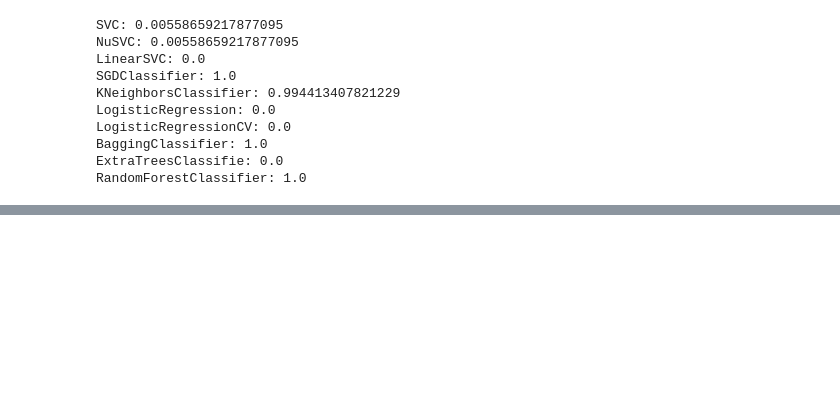
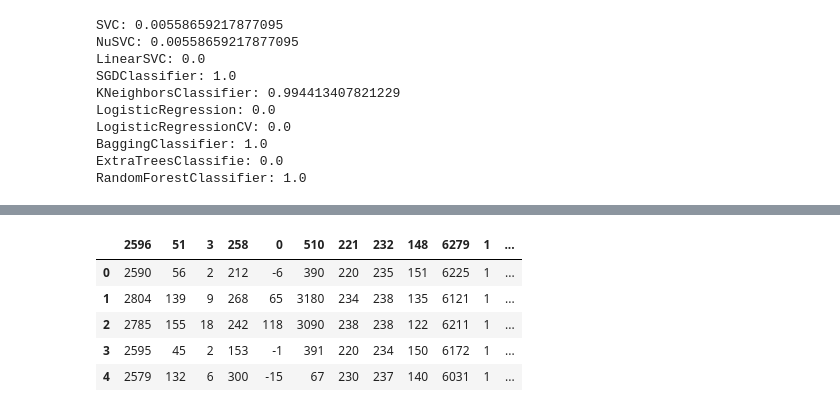
Before and after one commit to mvfelipelli/Labs, a Jupyter notebook: MLAplications.ipynb, the cells around one changed output, grey strips where cells are left out. Saved outputs shown, nothing was run; the diff lists cells and outputs as text; code cells hidden in the pictures; blank space fills up the shorter version.

```diff
--- a/MLAplications.ipynb
+++ b/MLAplications.ipynb
@@ -319,4 +319,11 @@ Arquivos extraídos para files com sucesso!
 ### Adult DataSet
 # %% [markdown]
 #### Input / EDA
+# %%
+import pandas as pd
+# Exibir todas as linhas
+pd.set_option('display.max_rows', None)
+
+# Exibir todas as colunas
+pd.set_option('display.max_columns', None)
 # %%
@@ -889,0 +913,11 @@ RandomForestClassifier: 1.0
+# %%
+df = pd.read_csv('files/covtype.data.gz', compression='gzip')
+
+df.head()
+# %% [output]
+|  | 2596 | 51 | 3 | 258 | 0 | 510 | 221 | 232 | 148 | 6279 | 1 | ... |
+| 0 | 2590 | 56 | 2 | 212 | -6 | 390 | 220 | 235 | 151 | 6225 | 1 | ... |
+| 1 | 2804 | 139 | 9 | 268 | 65 | 3180 | 234 | 238 | 135 | 6121 | 1 | ... |
+| 2 | 2785 | 155 | 18 | 242 | 118 | 3090 | 238 | 238 | 122 | 6211 | 1 | ... |
+| 3 | 2595 | 45 | 2 | 153 | -1 | 391 | 220 | 234 | 150 | 6172 | 1 | ... |
+| 4 | 2579 | 132 | 6 | 300 | -15 | 67 | 230 | 237 | 140 | 6031 | 1 | ... |
```
Also changed, not shown: parts of 51 cells of this notebook, 1 other file.
